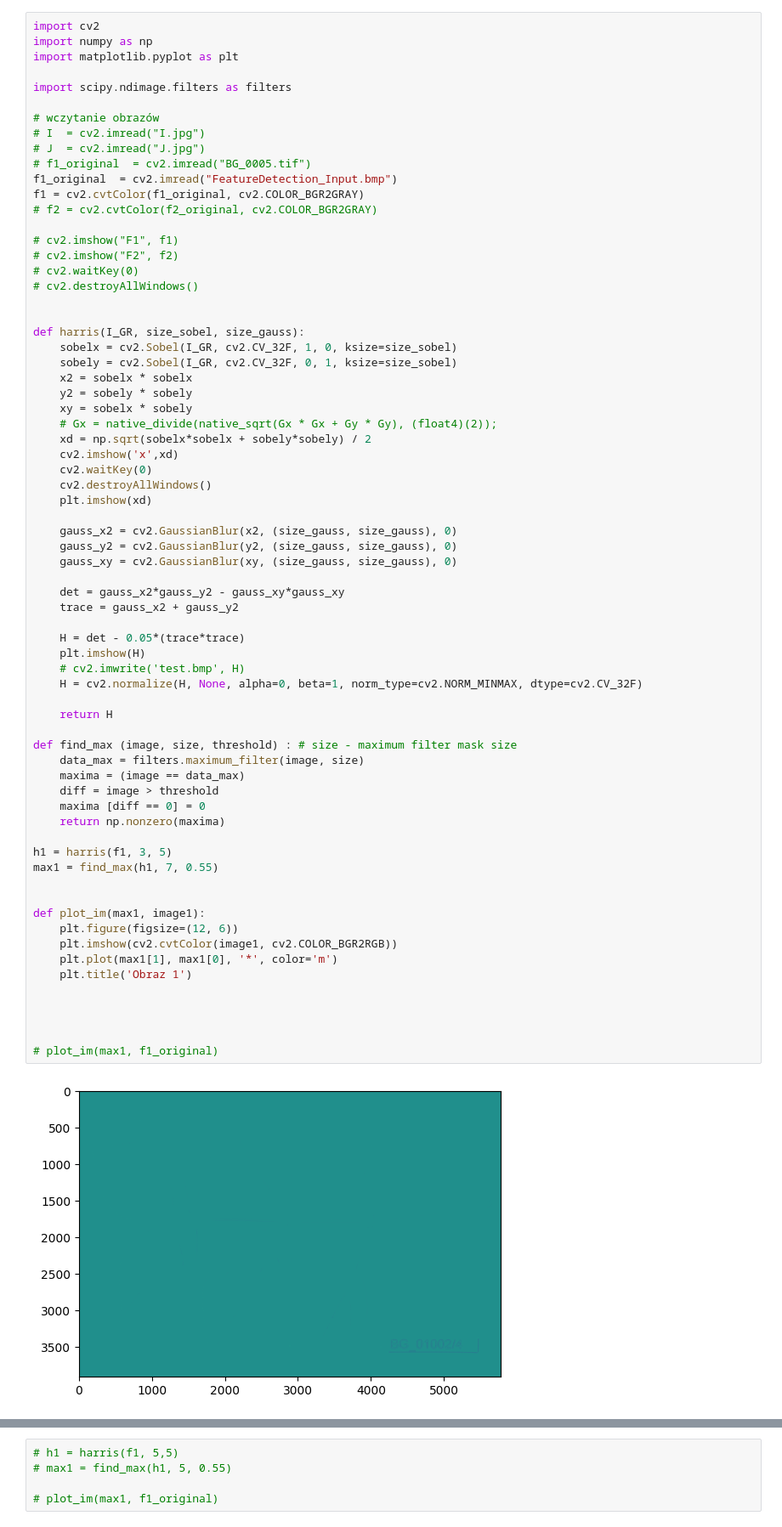
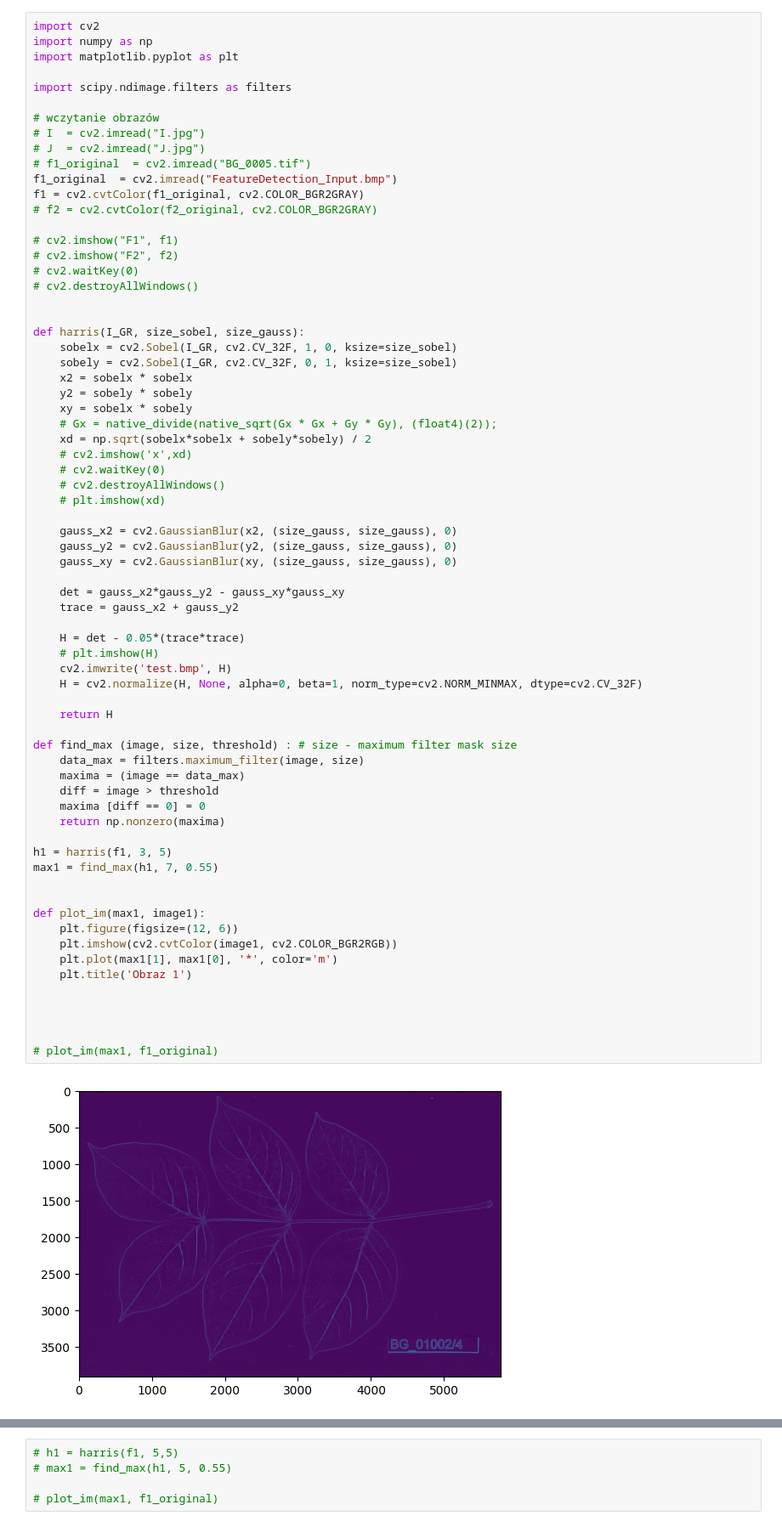
Before and after one commit to zojapila/feature_detection_opencl, a Jupyter notebook: materialy_feature_points/lab6.ipynb, the cells around one changed output, grey strips where cells are left out. Shown at 85% size. Drawn from its saved outputs; the diff is of its cells as text.

```diff
--- a/materialy_feature_points/lab6.ipynb
+++ b/materialy_feature_points/lab6.ipynb
@@ -27,10 +27,10 @@ def harris(I_GR, size_sobel, size_gauss):
     xy = sobelx * sobely
     # Gx = native_divide(native_sqrt(Gx * Gx + Gy * Gy), (float4)(2));
     xd = np.sqrt(sobelx*sobelx + sobely*sobely) / 2
-    cv2.imshow('x',xd)
-    cv2.waitKey(0)
-    cv2.destroyAllWindows()
-    plt.imshow(xd)
+    # cv2.imshow('x',xd)
+    # cv2.waitKey(0)
+    # cv2.destroyAllWindows()
+    # plt.imshow(xd)
 
     gauss_x2 = cv2.GaussianBlur(x2, (size_gauss, size_gauss), 0)
     gauss_y2 = cv2.GaussianBlur(y2, (size_gauss, size_gauss), 0)
@@ -39,36 +39,36 @@ def harris(I_GR, size_sobel, size_gauss):
     det = gauss_x2*gauss_y2 - gauss_xy*gauss_xy
     trace = gauss_x2 + gauss_y2
 
     H = det - 0.05*(trace*trace)
-    plt.imshow(H)
-    # cv2.imwrite('test.bmp', H)
+    # plt.imshow(H)
+    cv2.imwrite('test.bmp', H)
     H = cv2.normalize(H, None, alpha=0, beta=1, norm_type=cv2.NORM_MINMAX, dtype=cv2.CV_32F)
 
     return H
 
 def find_max (image, size, threshold) : # size - maximum filter mask size
     data_max = filters.maximum_filter(image, size)
     maxima = (image == data_max)
     diff = image > threshold
     maxima [diff == 0] = 0
     return np.nonzero(maxima)
 
 h1 = harris(f1, 3, 5)
 max1 = find_max(h1, 7, 0.55)
 
 
 def plot_im(max1, image1):
     plt.figure(figsize=(12, 6))
     plt.imshow(cv2.cvtColor(image1, cv2.COLOR_BGR2RGB))
     plt.plot(max1[1], max1[0], '*', color='m')
     plt.title('Obraz 1')
 
 
 
 
 # plot_im(max1, f1_original)
 # %% [output]
-[figure, old version]
+[figure, new version]
 # %%
 h1 = harris(f1, 7, 7)
 max1 = find_max(h1, 7, 0.77)
```
Also changed, not shown: parts of 3 cells of this notebook, 7 other files.
